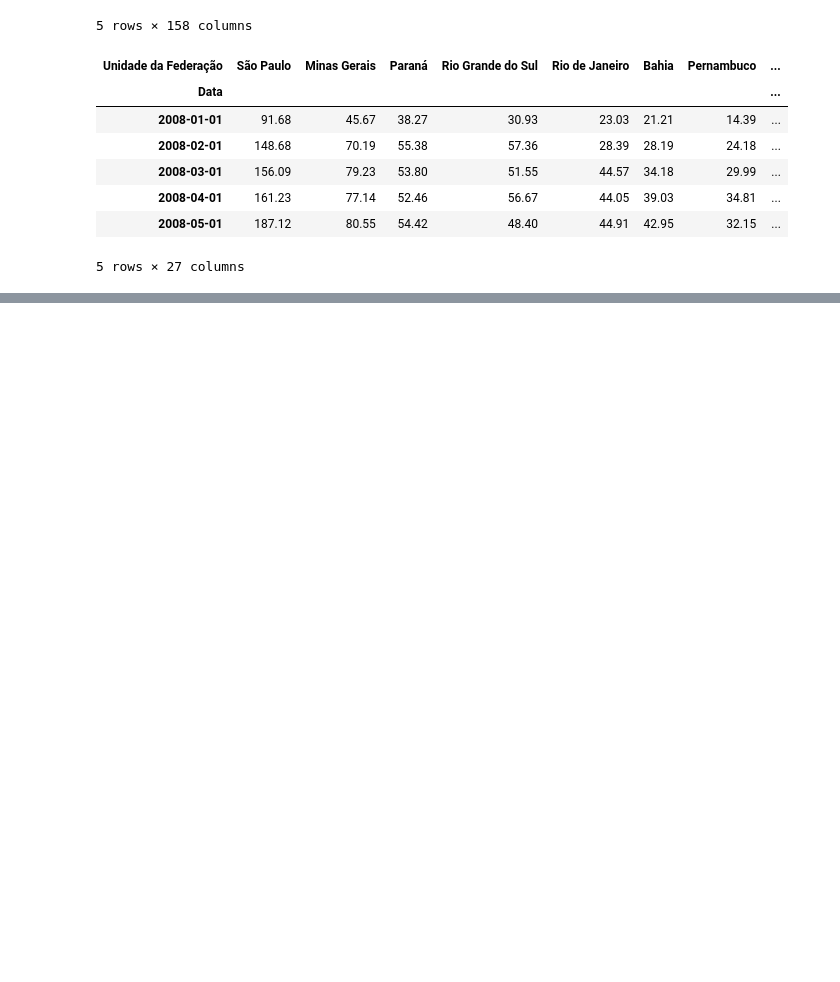
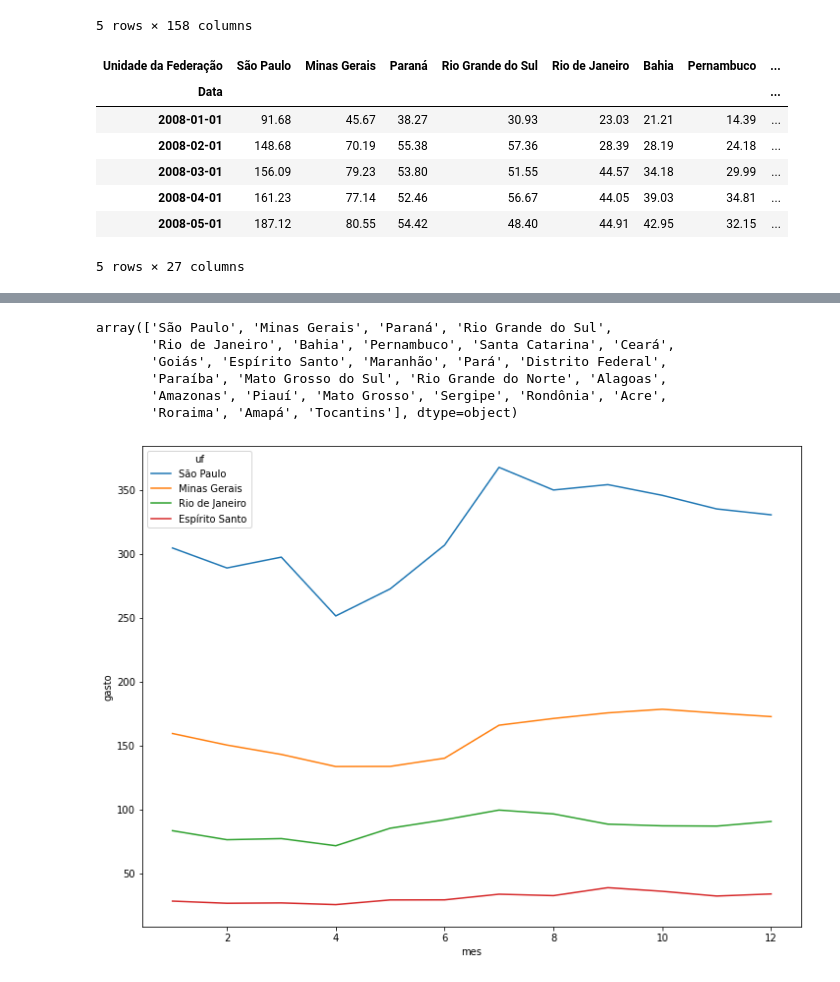
Before and after one commit to antoniodragoc/Bootcamp_Data_Science_Aplicada, a Jupyter notebook: Modulo02/m02a05.ipynb, the cells around one changed output, grey strips where cells are left out. Cells and saved outputs as stored; diff of their text form; code cells hidden in the pictures; blank space fills up the shorter version.

```diff
--- a/Modulo02/m02a05.ipynb
+++ b/Modulo02/m02a05.ipynb
@@ -122,0 +137,15 @@ ax = sns.lineplot(data = mensal_aberto, x = 'mes', y = 'gasto', hue = 'uf')
+# %%
+mensal_aberto['uf'].unique()
+# %% [output]
+array(['São Paulo', 'Minas Gerais', 'Paraná', 'Rio Grande do Sul',
+       'Rio de Janeiro', 'Bahia', 'Pernambuco', 'Santa Catarina', 'Ceará',
+       'Goiás', 'Espírito Santo', 'Maranhão', 'Pará', 'Distrito Federal',
+       'Paraíba', 'Mato Grosso do Sul', 'Rio Grande do Norte', 'Alagoas',
+       'Amazonas', 'Piauí', 'Mato Grosso', 'Sergipe', 'Rondônia', 'Acre',
+       'Roraima', 'Amapá', 'Tocantins'], dtype=object)
+# %%
+plt.figure( figsize= (12,9) )
+sudeste = ['São Paulo', 'Minas Gerais', 'Espírito Santo', 'Rio de Janeiro']
+ax = sns.lineplot(data = mensal_aberto.query("uf in @sudeste & ano == 2020"), x = 'mes', y = 'gasto', hue = 'uf')
+# %% [output]
+[figure, added]
```
Also changed, not shown: parts of 4 cells of this notebook, 2 other files.
